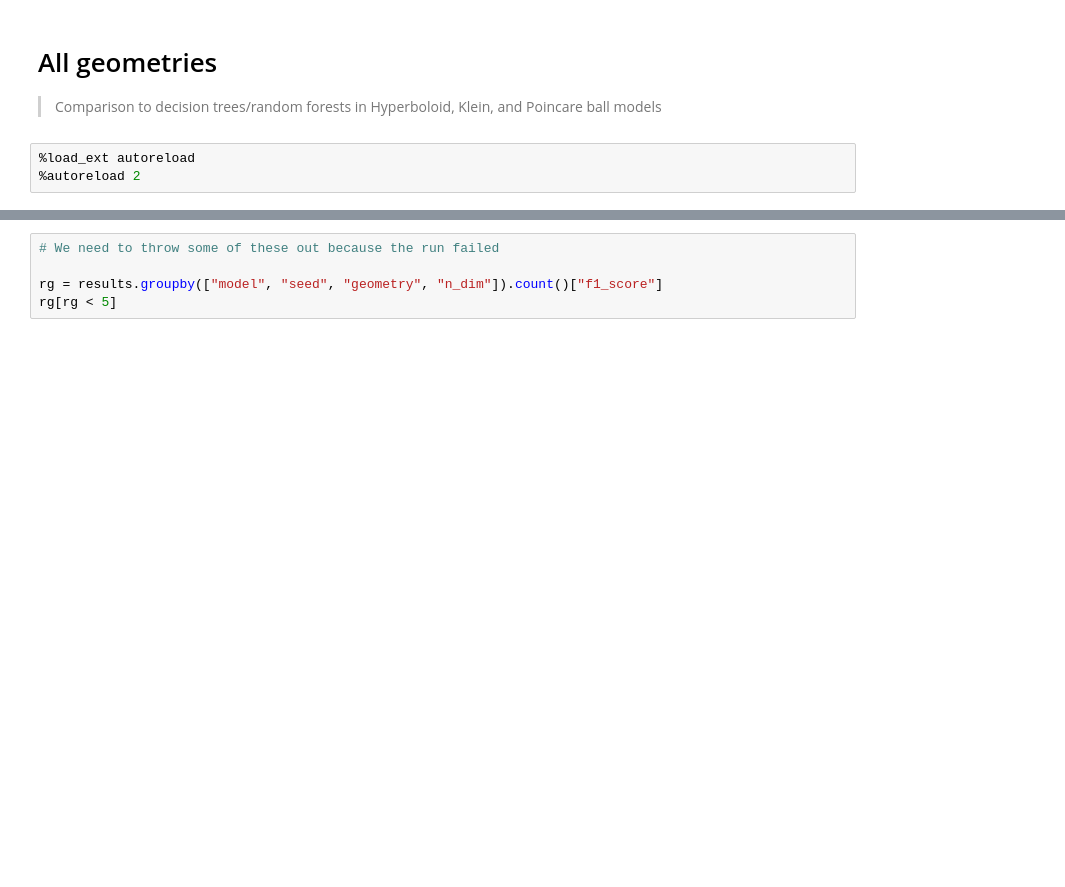
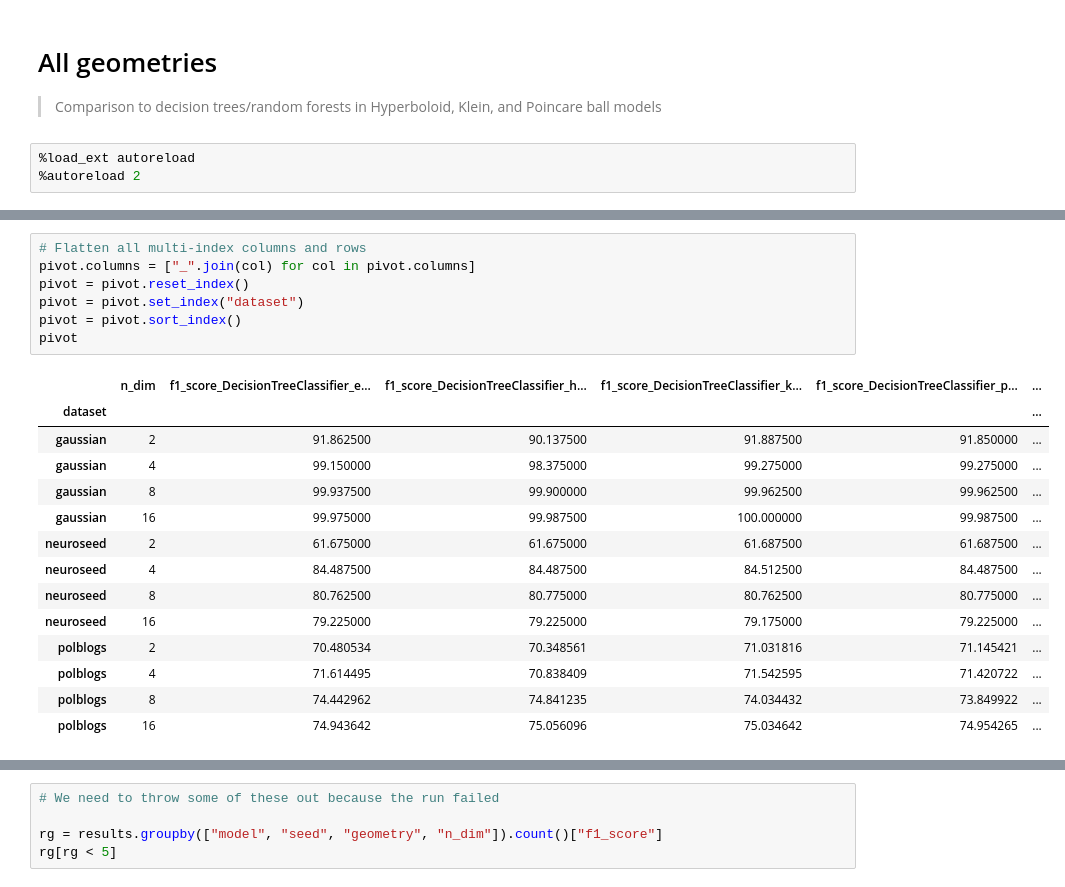
Before and after one commit to pchlenski/hyperdt, a Jupyter notebook: notebooks/35_all_geometries.ipynb, the cells around one changed output, grey strips where cells are left out. Saved outputs shown, nothing was run; the diff lists cells and outputs as text; blank space fills up the shorter version.

```diff
--- a/notebooks/35_all_geometries.ipynb
+++ b/notebooks/35_all_geometries.ipynb
@@ -146,0 +169,22 @@ pivot
+# %%
+# Flatten all multi-index columns and rows
+pivot.columns = ["_".join(col) for col in pivot.columns]
+pivot = pivot.reset_index()
+pivot = pivot.set_index("dataset")
+pivot = pivot.sort_index()
+pivot
+# %% [output]
+|  | n_dim | f1_score_DecisionTreeClassifier_e... | f1_score_DecisionTreeClassifier_h... | f1_score_DecisionTreeClassifier_k... | f1_score_DecisionTreeClassifier_p... | ... |
+| dataset |  |  |  |  |  | ... |
+| gaussian | 2 | 91.862500 | 90.137500 | 91.887500 | 91.850000 | ... |
+| gaussian | 4 | 99.150000 | 98.375000 | 99.275000 | 99.275000 | ... |
+| gaussian | 8 | 99.937500 | 99.900000 | 99.962500 | 99.962500 | ... |
+| gaussian | 16 | 99.975000 | 99.987500 | 100.000000 | 99.987500 | ... |
+| neuroseed | 2 | 61.675000 | 61.675000 | 61.687500 | 61.687500 | ... |
+| neuroseed | 4 | 84.487500 | 84.487500 | 84.512500 | 84.487500 | ... |
+| neuroseed | 8 | 80.762500 | 80.775000 | 80.762500 | 80.775000 | ... |
+| neuroseed | 16 | 79.225000 | 79.225000 | 79.175000 | 79.225000 | ... |
+| polblogs | 2 | 70.480534 | 70.348561 | 71.031816 | 71.145421 | ... |
+| polblogs | 4 | 71.614495 | 70.838409 | 71.542595 | 71.420722 | ... |
+| polblogs | 8 | 74.442962 | 74.841235 | 74.034432 | 73.849922 | ... |
+| polblogs | 16 | 74.943642 | 75.056096 | 75.034642 | 74.954265 | ... |
```
Also changed, not shown: parts of 7 cells of this notebook, 1 other file.
